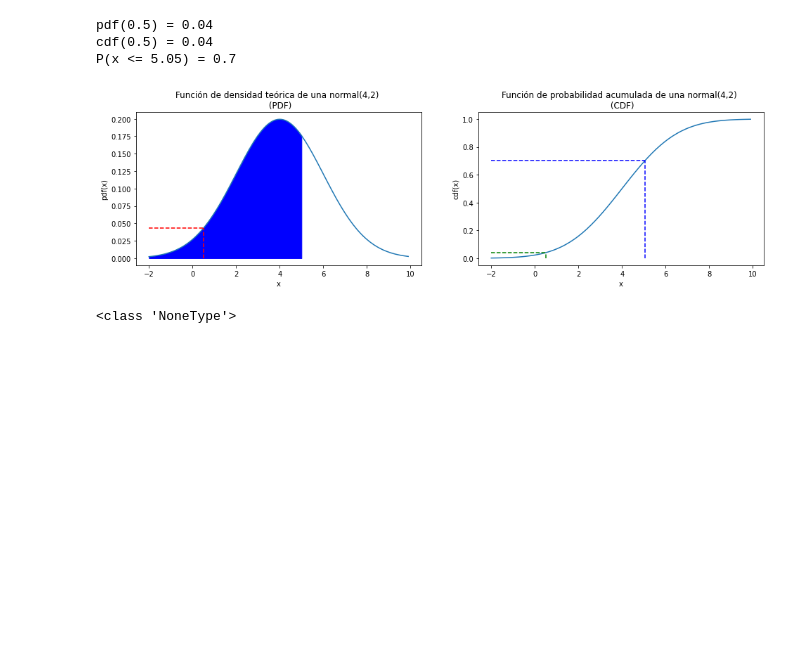
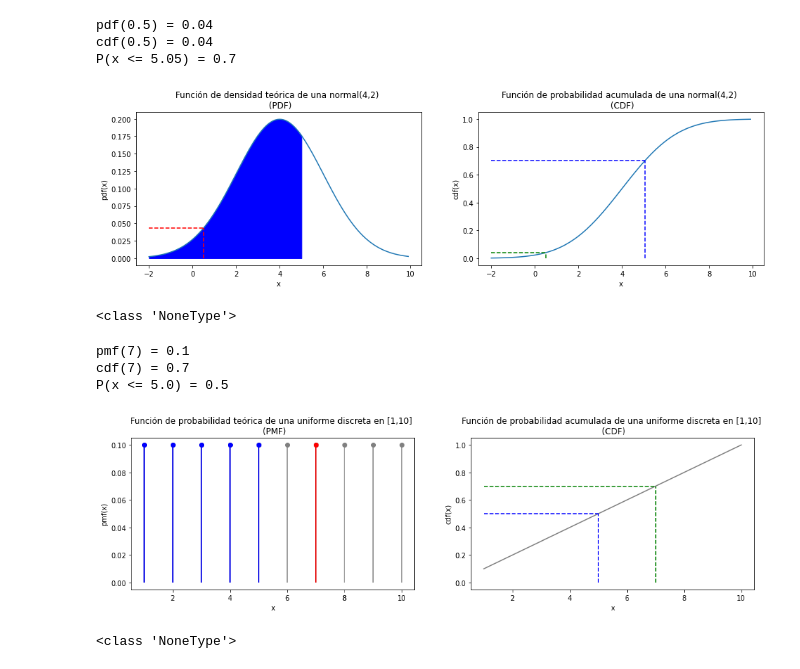
Before and after one commit to RominaGonella/probability-distribution-exercises-project-with-python, a Jupyter notebook: notebook/problems.ipynb, the cells around one changed output. Cells and saved outputs as stored; diff of their text form; code cells hidden in the pictures; blank space fills up the shorter version.

```diff
--- a/notebook/problems.ipynb
+++ b/notebook/problems.ipynb
@@ -180,7 +180,7 @@ def dunif(x,a=0,b=1):
     Calcula la función de densidad (pdf) de una distribución uniforme discreta en el intervalo [a,b]
     """
     from scipy.stats import randint
-    result=randint.pdf(x,low=a,high=b+1)
+    result=randint.pmf(x,low=a,high=b+1)
     return result
 
 def punif(x,a=0,b=1):
@@ -219,14 +219,14 @@ from colorama import Fore
 ## también devuelve el percentil q de esa distribución si se asigna un valor a "perc", lo ubica en el cdf y pinta el área correspondiente en el pdf
 ## simula "n" valores de la distribución si se asigna un valor al parámetro
 
-def funcion_uniforme(punto=None, perc=None, n=None, low=0, high=1):
+def funcion_uniforme(punto=None, perc=None, n=None, low=0, high=10):
 
     np.random.seed(206)
 
     if punto is not None:
         # Probabilidad de la uniforme(a,b) en el valor "punto"
         d = dunif(punto, low, high)
-        print(Fore.RED + 'mdf(' + str(punto) + ') = ' + str(round(d, 2)))
+        print(Fore.RED + 'pmf(' + str(punto) + ') = ' + str(round(d, 2)))
 
         # Probabilidad de que una v.a. uniforme(a,b) sea <= punto
         p = punif(punto, low, high)
@@ -234,44 +234,59 @@ def funcion_uniforme(punto=None, perc=None, n=None, low=0, high=1):
 
     if perc is not None:
         # Qué valor de la uniforme(a,b) acumula (100*perc)% de la probabilidad? P(X<=x) = perc, devuelve x
         q = qunif(perc, low, high)
         print(Fore.BLUE + 'P(x <= ' + str(round(q, 2)) + ') = ' + str(perc))
 
     if n is not None:
         # Genera n valores aleatorias de una distribución uniforme(a,b)
         x = runif(n, low, high)
     else: x = None
 
     # Grafico los resultados anteriores
     fig, ax = plt.subplots(1, 2, figsize = (16, 4))
 
     xs = np.arange(low, high+1)
-    ax[0].plot(xs, dunif(xs, low, high), 'bo')   # plot
-    ax[0].vlines(xs, 0, dunif(xs, low, high))
-    ax[0].set_title('Función de probabilidad (cuantía) teórica de una uniforme discreta en ['+ str(low) + ',' + str(high) + '] \n (MDF)')
+    dunif0 = dunif(xs, low, high)
+
+    ax[0].plot(xs, dunif0, 'o', color = 'gray')
+    ax[0].vlines(xs, 0, dunif0, color = 'gray')
+    #ax[0].set_ylim(bottom=0)
+    ax[0].set_title('Función de probabilidad teórica de una uniforme discreta en ['+ str(low) + ',' + str(high) + '] \n (PMF)')
     ax[0].set_xlabel('x')
-    ax[0].set_ylabel('mdf(x)')
-    """
+    ax[0].set_ylabel('pmf(x)')
+
     if perc is not None:
-        #ax[0].fill_between(xs, dnorm(xs, mu, sigma), where = xs < q, color = 'blue')
+        xs1 = xs[xs <= q]
+        dunif1 = dunif0[xs <= q]
+        ax[0].plot(xs1, dunif1, 'o', color = 'blue')
+        ax[0].vlines(xs1, np.zeros(len(xs1)), dunif1, color = 'blue')
+
     if punto is not None:
-        ax[0].vlines(punto, 0, d, colors = 'red', linestyles = 'dashed')   # ...and lines
-        ax[0].hlines(d, x_min, punto, colors = 'red', linestyles = 'dashed')   # ...and lines
+        ax[0].plot(punto, d, 'o', color = 'red')
+        ax[0].vlines(punto, 0, d, colors = 'red')
 
-    ax[1].plot(xs, pnorm(xs, mu, sigma))
-    ax[1].set_title('Función de probabilidad acumulada de una normal('+ str(mu) + ',' + str(sigma) + ') \n (CDF)')
+    ax[1].plot(xs, punif(xs, low, high), c = 'gray')
+    ax[1].set_title('Función de probabilidad acumulada de una uniforme discreta en ['+ str(low) + ',' + str(high) + '] \n (CDF)')
     ax[1].set_xlabel('x')
     ax[1].set_ylabel('cdf(x)')
     if perc is not None:
         ax[1].vlines(q, 0, perc, colors = 'blue', linestyles = 'dashed')   # ...and lines
-        ax[1].hlines(perc, x_min, q, colors = 'blue', linestyles = 'dashed')   # ...and lines
+        ax[1].hlines(perc, low, q, colors = 'blue', linestyles = 'dashed')   # ...and lines
     if punto is not None:
         ax[1].vlines(punto, 0, p, colors = 'green', linestyles = 'dashed')   # ...and lines
-        ax[1].hlines(p, x_min, punto, colors = 'green', linestyles = 'dashed')   # ...and lines
-    """
+        ax[1].hlines(p, low, punto, colors = 'green', linestyles = 'dashed')   # ...and lines
+
     plt.show()
 
     return x
 
-a = funcion_uniforme(punto = 1, perc = 0.7, low = 0, high = 1) # en el objeto "a" se guarda la muestra de variables aleatorias simuladas
+# "punto" debe ser un entero entre "low" y "high"
+# al ser discreta, el valor de "perc" no necesariamente se corresponde con un valor en la cdf, por eso no queda exactamente arriba de la cdf
+a = funcion_uniforme(punto = 7, perc = 0.5, low = 1, high = 10) # en el objeto "a" se guarda la muestra de variables aleatorias simuladas
 print(type(a))
+# %% [output]
+pmf(7) = 0.1
+cdf(7) = 0.7
+P(x <= 5.0) = 0.5
+[figure, added]
+<class 'NoneType'>
```
Also changed, not shown: parts of 1 cell of this notebook.
